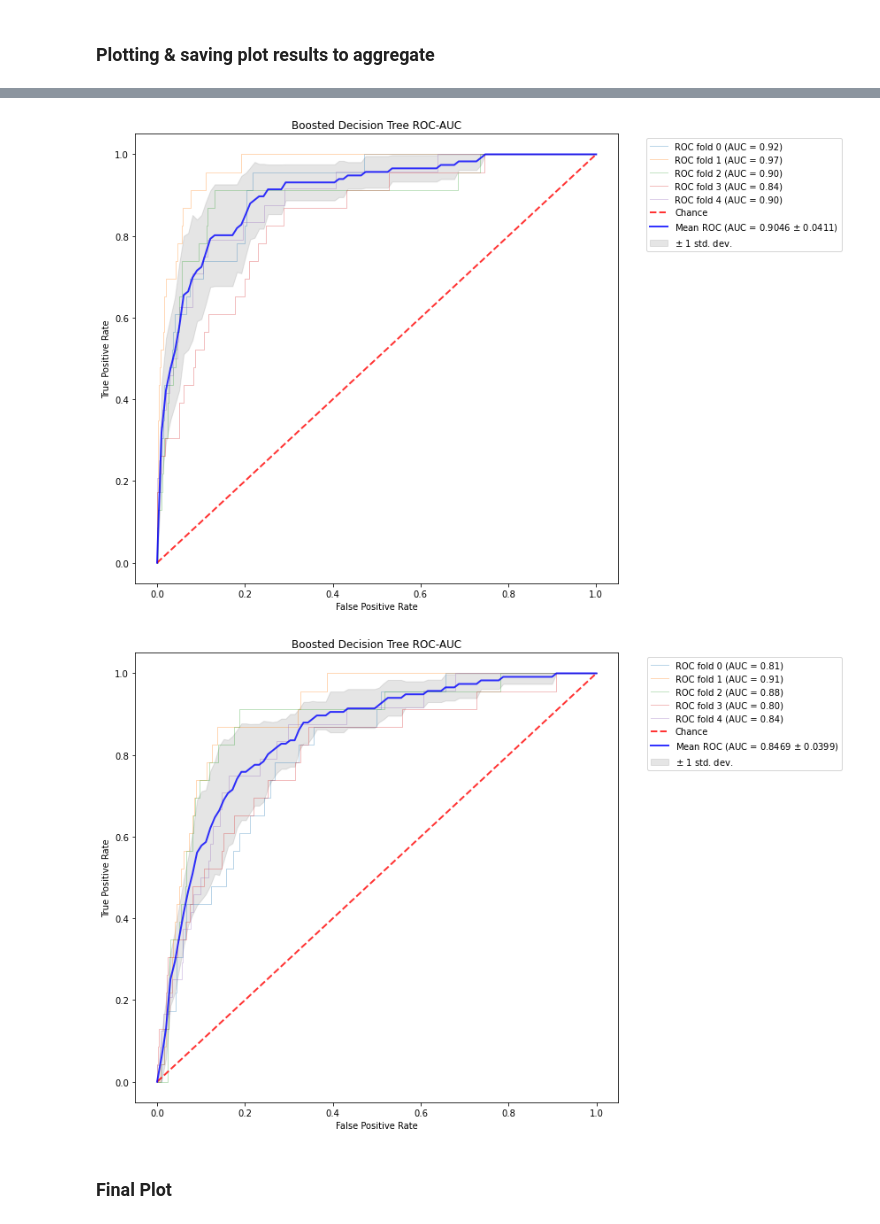
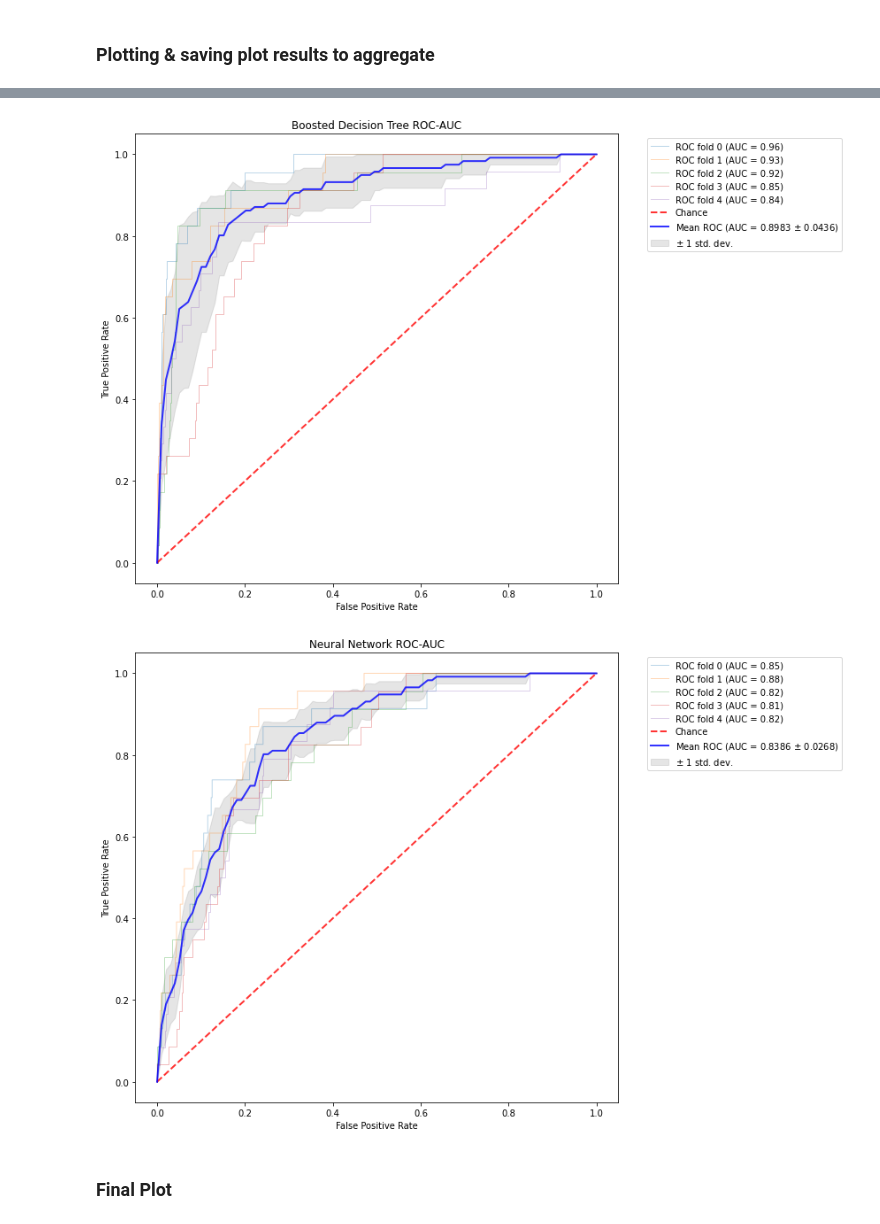
Before and after one commit to epfl-ada/ada-2020-project-milestone-p3-p3_klr, a Jupyter notebook: src/ROC_online_feature_selection.ipynb, the cells around one changed output, grey strips where cells are left out. Cells and saved outputs as stored; diff of their text form; code cells hidden in the pictures.

```diff
--- a/src/ROC_online_feature_selection.ipynb
+++ b/src/ROC_online_feature_selection.ipynb
@@ -54,7 +54,7 @@ BDT.set_params(**params_bdt)
 
 STD = StandardScaler()
 # %%
-RFE = RFECV(BRF, step=1, scoring='roc_auc')
+RFE = feature_selection.RFE(BRF, step=1)
 # %%
 X_std = STD.fit_transform(X)
 X_tr = RFE.fit_transform(X_std, y)
@@ -110,12 +110,12 @@ save_pkl(svm_res, "svm_res_ROC_RFE", PICKLE_PATH)
 bdt_res = roc_plt(X, y, pipe_BDT, "Boosted Decision Tree ROC-AUC", seed=seed, create_plot=True)
 save_pkl(bdt_res, "bdt_res_ROC_RFE", PICKLE_PATH)
 # %% [output]
-[figure, old version]
+[figure, new version]
 # %%
-nn_res = roc_plt(X_tr_pd, y, pipe_NN, "Boosted Decision Tree ROC-AUC", seed=seed, create_plot=True)
+nn_res = roc_plt(X_tr_pd, y, pipe_NN, "Neural Network ROC-AUC", seed=seed, create_plot=True)
 save_pkl(nn_res, "nn_res_ROC_RFE", PICKLE_PATH)
 # %% [output]
-[figure, old version]
+[figure, new version]
 # %% [markdown]
 ### Final Plot
 # %%
```
Also changed, not shown: parts of 7 cells of this notebook, 1 other file.
